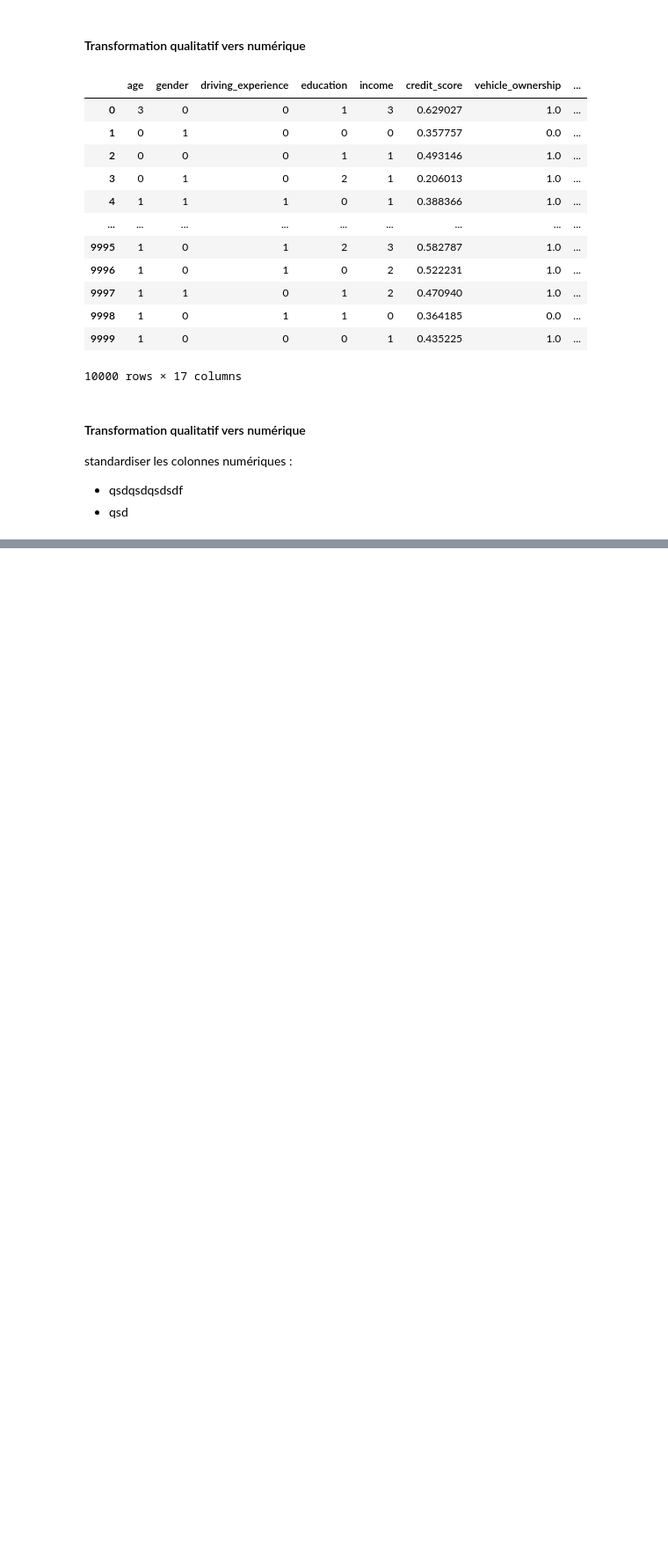
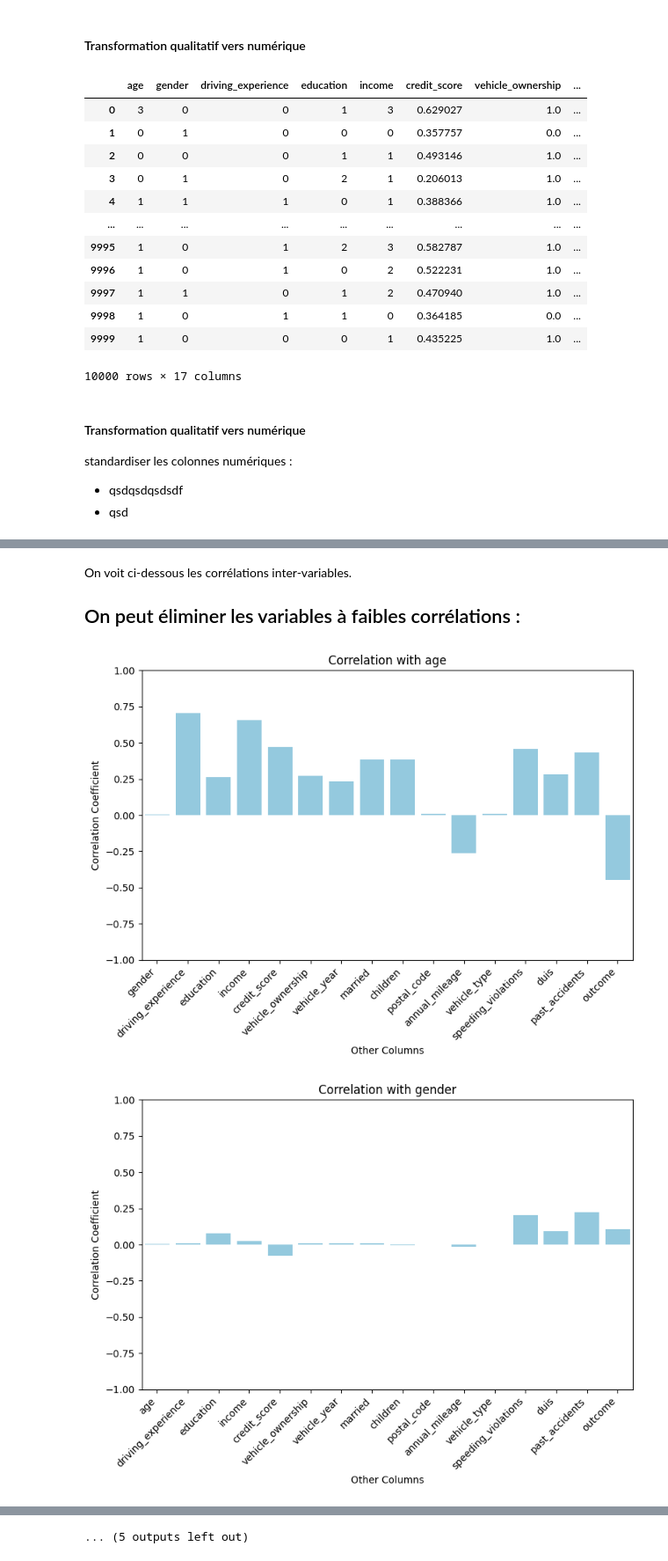
Before and after one commit to AntoineHazebrouck/data-science, a Jupyter notebook: project/main.ipynb, the cells around one changed output, grey strips where cells are left out. Shown at 88% size. Saved outputs shown, nothing was run; the diff lists cells and outputs as text; code cells hidden in the pictures; blank space fills up the shorter version.

```diff
--- a/project/main.ipynb
+++ b/project/main.ipynb
@@ -342,0 +376,41 @@ Après avoir réalisé toutes ces transformations, il est intéressant d'examine
+# %% [markdown]
+On voit ci-dessous les corrélations inter-variables.
+
+On peut éliminer les variables à faibles corrélations :
+-
+# %%
+import seaborn as sns
+
+
+# Calculate the correlation matrix
+corr_matrix = cleaned.corr()
+
+# Get the column names
+columns = corr_matrix.columns
+
+# Iterate through each column
+for i, col in enumerate(columns):
+    # Get the correlation values for the current column
+    correlations = corr_matrix[col].drop(col)  # Exclude correlation with itself
+
+    # Create a new figure for each column's plot
+    fig, ax = plt.subplots(figsize=(8, 6))  # Adjust figure size as needed for each plot
+
+    # Create a bar plot for the current column's correlations
+    sns.barplot(x=correlations.index, y=correlations.values, ax=ax,
+                color='skyblue')  # Use a consistent color
+
+    # Set plot title and labels for each plot
+    ax.set_title(f'Correlation with {col}')
+    ax.set_xlabel('Other Columns')
+    ax.set_ylabel('Correlation Coefficient')
+    plt.xticks(rotation=45, ha='right')  # Rotate x-axis labels
+    ax.set_ylim(-1, 1)
+
+    # Show the plot for the current column
+    plt.tight_layout()
+    plt.show()
+    # No need for a general show() here, it's inside the loop now
+# %% [output]
+[figure, added]
+[figure, added]
@@ -342,0 +427 @@ Après avoir réalisé toutes ces transformations, il est intéressant d'examine
+... (5 outputs left out)
```
Also changed, not shown: parts of 9 cells of this notebook, 1 other file.
